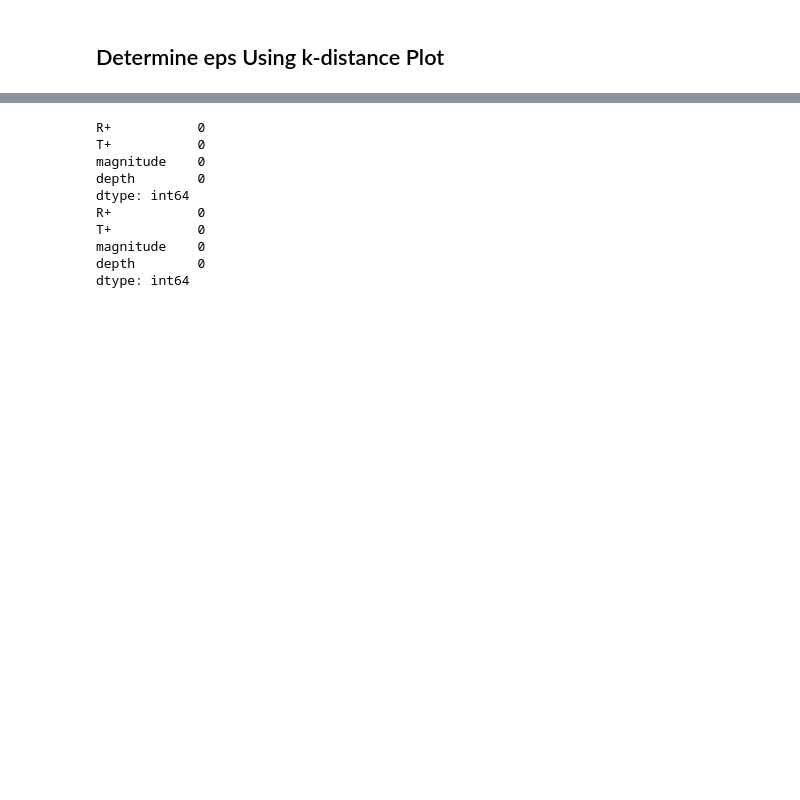
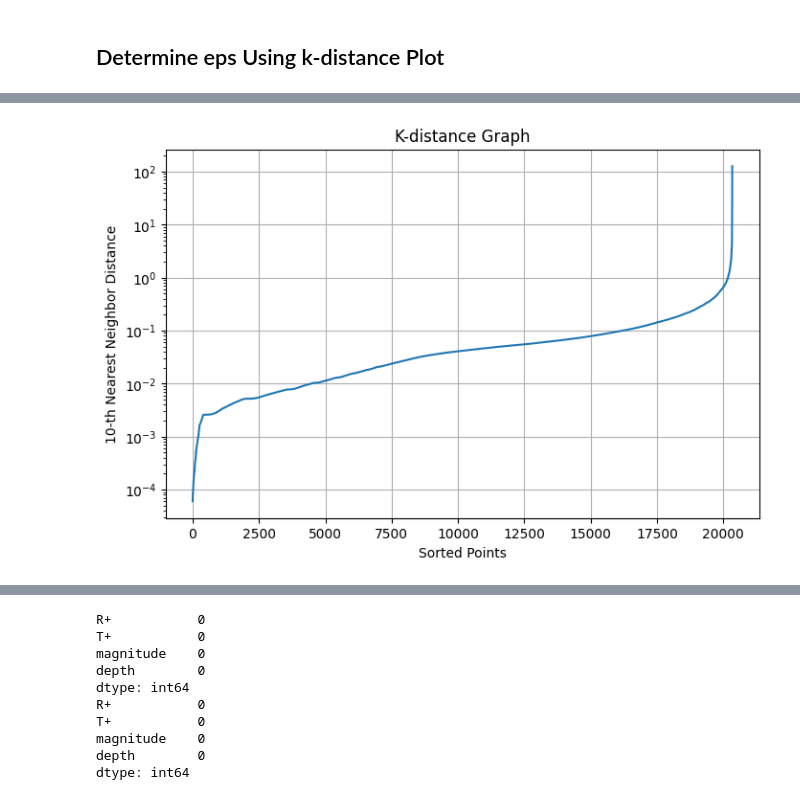
Before and after one commit to Ashraf-ISM/master-thesis-declustering-using-ml, a Jupyter notebook: Unsupervised-ML/DBSCAN/DBSCAN.ipynb, the cells around one changed output, grey strips where cells are left out. Cells and saved outputs as stored; diff of their text form; code cells hidden in the pictures; blank space fills up the shorter version.

```diff
--- a/Unsupervised-ML/DBSCAN/DBSCAN.ipynb
+++ b/Unsupervised-ML/DBSCAN/DBSCAN.ipynb
@@ -150,0 +364,28 @@ X_scaled = scaler.fit_transform(features)
+# %%
+from sklearn.neighbors import NearestNeighbors
+import matplotlib.pyplot as plt
+import numpy as np
+
+def plot_k_distance_graph(X, k):
+    neigh = NearestNeighbors(
+        n_neighbors=k,
+        algorithm='ball_tree'   # faster for large data
+    )
+
+    neigh.fit(X)
+    distances, _ = neigh.kneighbors(X)
+
+    distances = np.sort(distances[:, k-1])
+
+    plt.figure(figsize=(8,5))
+    plt.plot(distances)
+    plt.xlabel('Sorted Points')
+    plt.ylabel(f'{k}-th Nearest Neighbor Distance')
+    plt.yscale('log')  # log scale for better visibility
+    plt.title('K-distance Graph')
+    plt.grid(True)
+    plt.show()
+
+plot_k_distance_graph(X, k=10)
+# %% [output]
+[figure, added]
```
Also changed, not shown: parts of 16 cells of this notebook.
